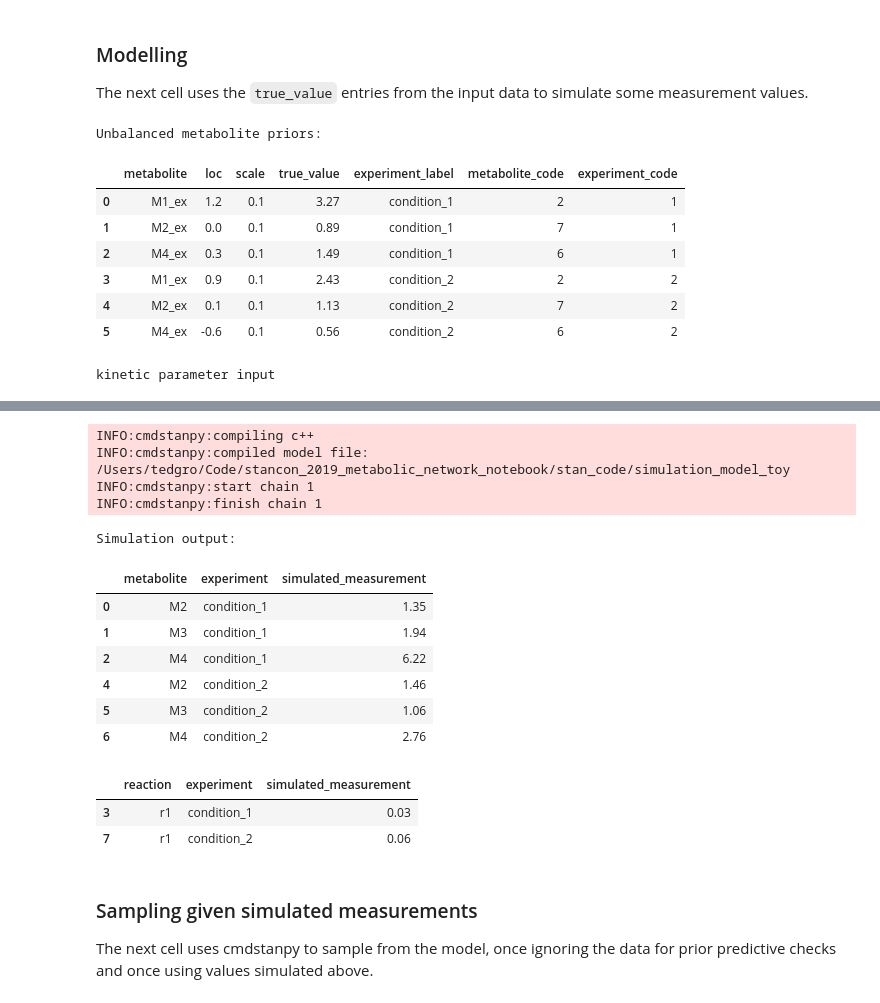
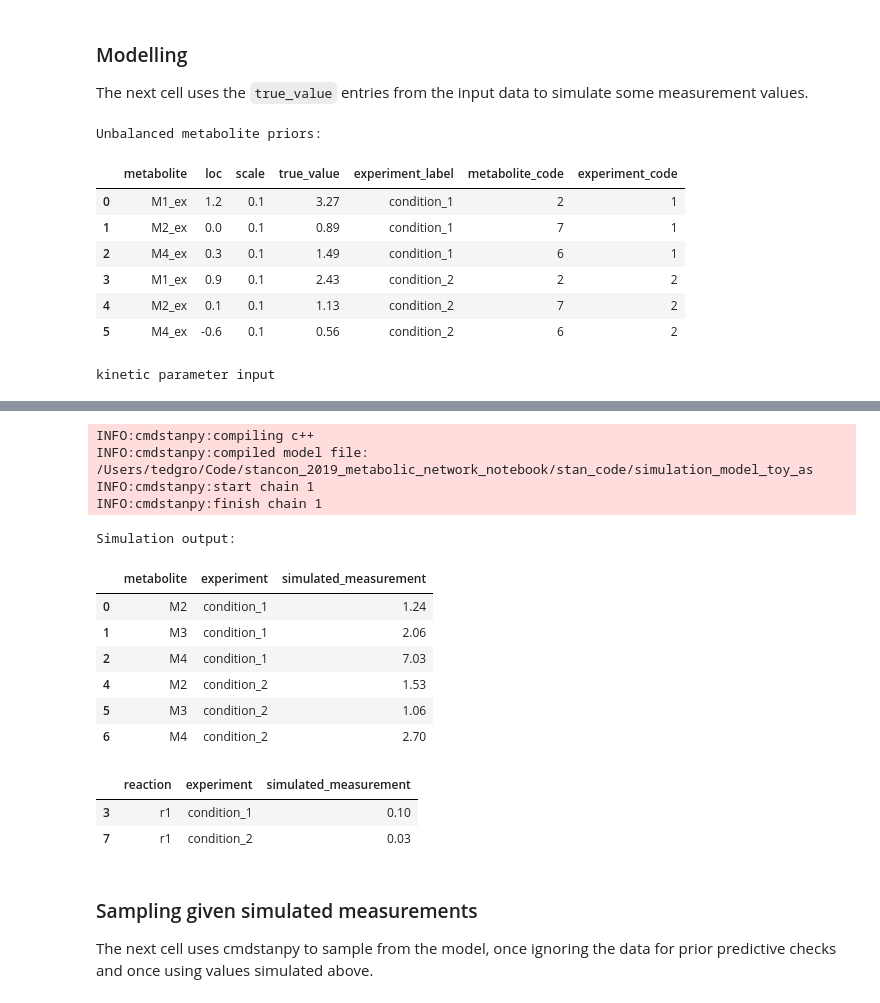
Before and after one commit to teddygroves/stancon_2019_metabolic_network_notebook, a Jupyter notebook: Modelling networks of metabolic reactions with Stan.ipynb, the cells around one changed output, grey strips where cells are left out. Drawn from its saved outputs; the diff is of its cells as text; code cells hidden in the pictures.

```diff
--- a/Modelling networks of metabolic reactions with Stan.ipynb
+++ b/Modelling networks of metabolic reactions with Stan.ipynb
@@ -244,11 +244,12 @@ real [] get_fluxes(real[] metabolites, real[] params, real[] known_reals){
 The next cell uses the `true_value` entries from the input data to simulate some measurement values.
 # %%
 STEADY_STATE_TIME = 200
-ABS_TOL = 1e-12
-REL_TOL = 1e-13
+ABS_TOL = 1e-7
+REL_TOL = 1e-2
+F_TOL = 1e-7
 MAX_STEPS = int(1e9)
 SIMULATION_CSV_PATH = 'output_data/simulation_output_toy.csv'
-SIMULATION_MODEL_FILE = 'stan_code/simulation_model_toy.stan'
+SIMULATION_MODEL_FILE = 'stan_code/simulation_model_toy_as.stan'
 
 rn = reaction_network.load_from_toml('toy.toml')
 
@@ -267,6 +268,7 @@ concentration_unbalanced = (
     .set_index(['metabolite_code', 'experiment_code'])
     ['true_value']
     .unstack()
+    .T
     .values
     .tolist()
 )
@@ -278,23 +280,20 @@ simulation_input_data = {
     'N_experiment': len(rn.experiments),
     'N_known_real': len(rn.known_reals),
     'N_flux_measurement': len(rn.flux_measurements),
-    'N_concentration_measurement': len(rn.concentration_measurements),
-    'pos_balanced': balanced_metabolites['stan_code'].values,
-    'pos_unbalanced': unbalanced_metabolites['stan_code'].values,
-    'ix_experiment_concentration_measurement': rn.concentration_measurements['experiment_code'].values,
-    'ix_experiment_flux_measurement': rn.flux_measurements['experiment_code'].values,
-    'ix_metabolite_concentration_measurement': rn.concentration_measurements['metabolite_code'].values,
-    'ix_reaction_flux_measurement': rn.flux_measurements['reaction_code'].values,
-    'flux_measurement_scale': rn.flux_measurements['scale'].values,
-    'concentration_measurement_scale': rn.concentration_measurements['scale'].values,
+    'N_conc_measurement': len(rn.concentration_measurements),
+    'experiment_yconc': rn.concentration_measurements['experiment_code'].values,
+    'metabolite_yconc': rn.concentration_measurements['metabolite_code'].values,
+    'sigma_conc': rn.concentration_measurements['scale'].values,
+    'experiment_yflux': rn.flux_measurements['experiment_code'].values,
+    'reaction_yflux': rn.flux_measurements['reaction_code'].values,
+    'sigma_flux': rn.flux_measurements['scale'].values,
+    'xr': rn.known_reals.drop('stan_code', axis=1).T.values.tolist(),
     'kinetic_parameter': rn.kinetic_parameters['true_value'].values,
-    'concentration_unbalanced': concentration_unbalanced,
-    'known_reals': rn.known_reals.drop('stan_code', axis=1).values.tolist(),
-    'initial_time': 0,
-    'steady_time': STEADY_STATE_TIME,
-    'rel_tol': REL_TOL,
+    'unbalanced': concentration_unbalanced,
+    'balanced_guess': [1, 1, 1, 1],
     'abs_tol': ABS_TOL,
-    'max_steps': MAX_STEPS
+    'f_tol': F_TOL,
+    'max_steps': MAX_STEPS,
 }
 
 model = cmdstanpy.Model(stan_file=SIMULATION_MODEL_FILE)
@@ -314,7 +313,7 @@ simulated_concentration_measurements = (
     rn.concentration_measurements[['metabolite_label', 'experiment_label']]
     .rename(columns={'metabolite_label': 'metabolite', 'experiment_label': 'experiment'})
     .assign(
-        simulated_measurement=stanfit.get_drawset(['simulated_concentration_measurement']).iloc[0].values
+        simulated_measurement=stanfit.get_drawset(['yconc_sim']).iloc[0].values
     )
     .round(2)
 )
@@ -322,7 +321,7 @@ simulated_flux_measurements = (
     rn.flux_measurements[['flux_label', 'experiment_label']]
     .rename(columns={'flux_label': 'reaction', 'experiment_label': 'experiment'})
     .assign(
-        simulated_measurement=stanfit.get_drawset(['simulated_flux_measurement']).iloc[0].values
+        simulated_measurement=stanfit.get_drawset(['yflux_sim']).iloc[0].values
     )
     .round(2)
 
@@ -336,43 +335,43 @@ Unbalanced metabolite priors:
 |  | metabolite | loc | scale | true_value | experiment_label | metabolite_code | experiment_code |
 | 0 | M1_ex | 1.2 | 0.1 | 3.27 | condition_1 | 2 | 1 |
 | 1 | M2_ex | 0.0 | 0.1 | 0.89 | condition_1 | 7 | 1 |
 | 2 | M4_ex | 0.3 | 0.1 | 1.49 | condition_1 | 6 | 1 |
 | 3 | M1_ex | 0.9 | 0.1 | 2.43 | condition_2 | 2 | 2 |
 | 4 | M2_ex | 0.1 | 0.1 | 1.13 | condition_2 | 7 | 2 |
 | 5 | M4_ex | -0.6 | 0.1 | 0.56 | condition_2 | 6 | 2 |
 kinetic parameter input
 |  | parameter | loc | scale | type | true_value | metabolite | reaction | is_allosteric | label | ... |
 | 0 | Keq | 0.0 | 0.1 | thermodynamic | 0.93 | NaN | r1 | 0 | r1_Keq | ... |
 | 1 | Kcat1 | 1.1 | 0.5 | kinetic | 2.61 | NaN | r1 | 0 | r1_Kcat1 | ... |
 | 2 | Kcat2 | -1.0 | 1.0 | kinetic | 1.03 | NaN | r1 | 0 | r1_Kcat2 | ... |
 | 3 | Ka | 0.0 | 0.5 | kinetic | 0.80 | NaN | r1 | 0 | r1_Ka | ... |
 | 4 | dissociation_constant_t | 0.0 | 0.6 | allosteric | 1.11 | M4 | r1 | 1 | r1_dissociation_constant_t_M4 | ... |
 | 5 | transfer_constant | 0.0 | 0.6 | allosteric | 0.71 | NaN | r1 | 1 | r1_transfer_constant | ... |
 | 6 | Keq | 1.1 | 0.6 | thermodynamic | 2.19 | NaN | r2 | 0 | r2_Keq | ... |
 | 7 | Kcat1 | 0.7 | 0.6 | kinetic | 4.72 | NaN | r2 | 0 | r2_Kcat1 | ... |
 | 8 | Kcat2 | 0.2 | 0.5 | kinetic | 0.64 | NaN | r2 | 0 | r2_Kcat2 | ... |
 | 9 | Ka | 0.6 | 0.6 | kinetic | 2.51 | NaN | r2 | 0 | r2_Ka | ... |
 | ... | ... | ... | ... | ... | ... | ... | ... | ... | ... | ... |
 | 24 | Ka | -1.0 | 0.5 | kinetic | 0.22 | NaN | r5 | 0 | r5_Ka | ... |
 | 25 | Keq | 0.2 | 0.1 | thermodynamic | 1.12 | NaN | r6 | 0 | r6_Keq | ... |
 | 26 | Kcat1 | 1.3 | 0.5 | kinetic | 2.65 | NaN | r6 | 0 | r6_Kcat1 | ... |
 | 27 | Kcat2 | 0.2 | 0.5 | kinetic | 0.66 | NaN | r6 | 0 | r6_Kcat2 | ... |
 | 28 | Ka | 0.1 | 0.6 | kinetic | 0.83 | NaN | r6 | 0 | r6_Ka | ... |
 INFO:cmdstanpy:compiling c++
-INFO:cmdstanpy:compiled model file: /Users/tedgro/Code/stancon_2019_metabolic_network_notebook/stan_code/simulation_model_toy
+INFO:cmdstanpy:compiled model file: /Users/tedgro/Code/stancon_2019_metabolic_network_notebook/stan_code/simulation_model_toy_as
 INFO:cmdstanpy:start chain 1
 INFO:cmdstanpy:finish chain 1
 Simulation output:
 |  | metabolite | experiment | simulated_measurement |
-| 0 | M2 | condition_1 | 1.35 |
-| 1 | M3 | condition_1 | 1.94 |
-| 2 | M4 | condition_1 | 6.22 |
-| 4 | M2 | condition_2 | 1.46 |
+| 0 | M2 | condition_1 | 1.24 |
+| 1 | M3 | condition_1 | 2.06 |
+| 2 | M4 | condition_1 | 7.03 |
+| 4 | M2 | condition_2 | 1.53 |
 | 5 | M3 | condition_2 | 1.06 |
-| 6 | M4 | condition_2 | 2.76 |
+| 6 | M4 | condition_2 | 2.70 |
 |  | reaction | experiment | simulated_measurement |
-| 3 | r1 | condition_1 | 0.03 |
-| 7 | r1 | condition_2 | 0.06 |
+| 3 | r1 | condition_1 | 0.10 |
+| 7 | r1 | condition_2 | 0.03 |
 # %% [markdown]
 ### Sampling given simulated measurements
 
```
Also changed, not shown: parts of 5 cells of this notebook, 2 other files.
